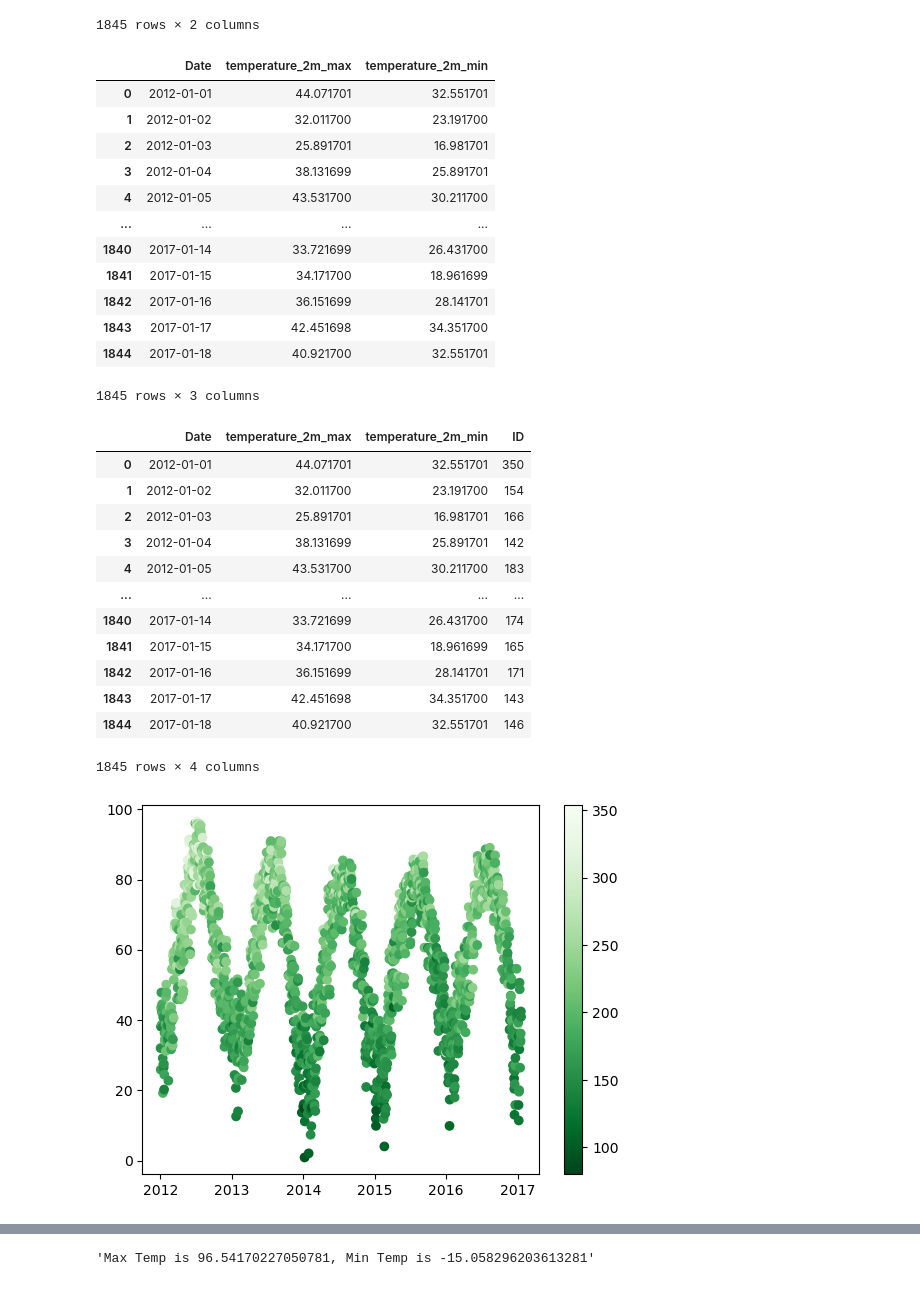
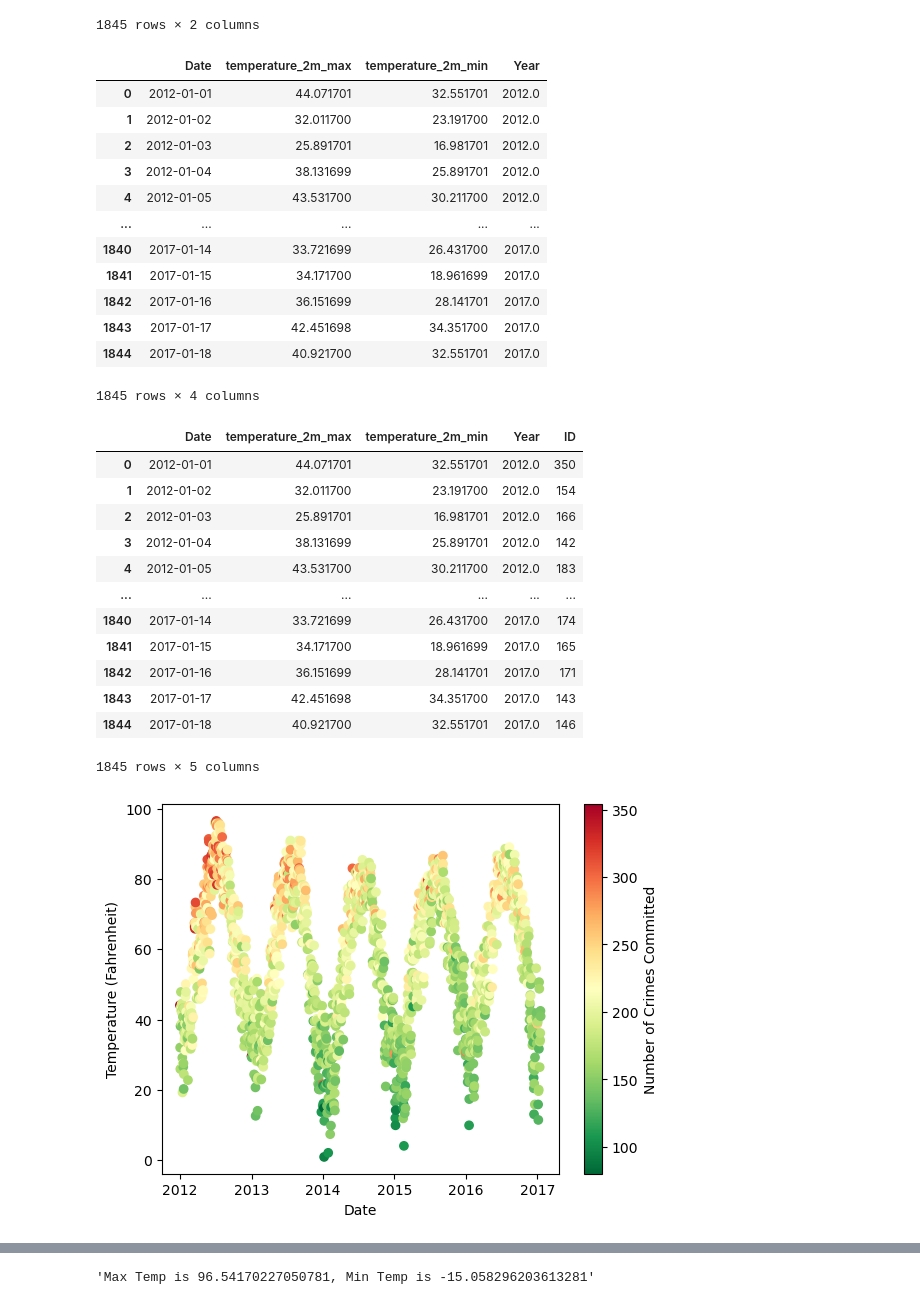
Before and after one commit to KevSantino28/project_1, a Jupyter notebook: data_clean_up.ipynb, the cells around one changed output, grey strips where cells are left out. Saved outputs shown, nothing was run; the diff lists cells and outputs as text; code cells hidden in the pictures.

```diff
--- a/data_clean_up.ipynb
+++ b/data_clean_up.ipynb
@@ -380,44 +375,47 @@ assault_table
 1845 rows × 2 columns
 # %%
 #Temperature Table by date
-temp_data = merged_df[['Date','temperature_2m_max','temperature_2m_min']]
+temp_data = merged_df[['Date','temperature_2m_max','temperature_2m_min','Year']]
 temperature_table = temp_data.groupby(['Date']).mean().reset_index()
 temperature_table
 # %% [output]
-|  | Date | temperature_2m_max | temperature_2m_min |
-| 0 | 2012-01-01 | 44.071701 | 32.551701 |
-| 1 | 2012-01-02 | 32.011700 | 23.191700 |
-| 2 | 2012-01-03 | 25.891701 | 16.981701 |
-| 3 | 2012-01-04 | 38.131699 | 25.891701 |
-| 4 | 2012-01-05 | 43.531700 | 30.211700 |
-| ... | ... | ... | ... |
-| 1840 | 2017-01-14 | 33.721699 | 26.431700 |
-| 1841 | 2017-01-15 | 34.171700 | 18.961699 |
-| 1842 | 2017-01-16 | 36.151699 | 28.141701 |
-| 1843 | 2017-01-17 | 42.451698 | 34.351700 |
-| 1844 | 2017-01-18 | 40.921700 | 32.551701 |
+|  | Date | temperature_2m_max | temperature_2m_min | Year |
+| 0 | 2012-01-01 | 44.071701 | 32.551701 | 2012.0 |
+| 1 | 2012-01-02 | 32.011700 | 23.191700 | 2012.0 |
+| 2 | 2012-01-03 | 25.891701 | 16.981701 | 2012.0 |
+| 3 | 2012-01-04 | 38.131699 | 25.891701 | 2012.0 |
+| 4 | 2012-01-05 | 43.531700 | 30.211700 | 2012.0 |
+| ... | ... | ... | ... | ... |
+| 1840 | 2017-01-14 | 33.721699 | 26.431700 | 2017.0 |
+| 1841 | 2017-01-15 | 34.171700 | 18.961699 | 2017.0 |
+| 1842 | 2017-01-16 | 36.151699 | 28.141701 | 2017.0 |
+| 1843 | 2017-01-17 | 42.451698 | 34.351700 | 2017.0 |
+| 1844 | 2017-01-18 | 40.921700 | 32.551701 | 2017.0 |
-1845 rows × 3 columns
+1845 rows × 4 columns
 # %%
 graph_data = pd.merge(temperature_table, assault_table, on='Date')
 graph_data
 # %% [output]
-|  | Date | temperature_2m_max | temperature_2m_min | ID |
-| 0 | 2012-01-01 | 44.071701 | 32.551701 | 350 |
-| 1 | 2012-01-02 | 32.011700 | 23.191700 | 154 |
-| 2 | 2012-01-03 | 25.891701 | 16.981701 | 166 |
-| 3 | 2012-01-04 | 38.131699 | 25.891701 | 142 |
-| 4 | 2012-01-05 | 43.531700 | 30.211700 | 183 |
-| ... | ... | ... | ... | ... |
-| 1840 | 2017-01-14 | 33.721699 | 26.431700 | 174 |
-| 1841 | 2017-01-15 | 34.171700 | 18.961699 | 165 |
-| 1842 | 2017-01-16 | 36.151699 | 28.141701 | 171 |
-| 1843 | 2017-01-17 | 42.451698 | 34.351700 | 143 |
-| 1844 | 2017-01-18 | 40.921700 | 32.551701 | 146 |
+|  | Date | temperature_2m_max | temperature_2m_min | Year | ID |
+| 0 | 2012-01-01 | 44.071701 | 32.551701 | 2012.0 | 350 |
+| 1 | 2012-01-02 | 32.011700 | 23.191700 | 2012.0 | 154 |
+| 2 | 2012-01-03 | 25.891701 | 16.981701 | 2012.0 | 166 |
+| 3 | 2012-01-04 | 38.131699 | 25.891701 | 2012.0 | 142 |
+| 4 | 2012-01-05 | 43.531700 | 30.211700 | 2012.0 | 183 |
+| ... | ... | ... | ... | ... | ... |
+| 1840 | 2017-01-14 | 33.721699 | 26.431700 | 2017.0 | 174 |
+| 1841 | 2017-01-15 | 34.171700 | 18.961699 | 2017.0 | 165 |
+| 1842 | 2017-01-16 | 36.151699 | 28.141701 | 2017.0 | 171 |
+| 1843 | 2017-01-17 | 42.451698 | 34.351700 | 2017.0 | 143 |
+| 1844 | 2017-01-18 | 40.921700 | 32.551701 | 2017.0 | 146 |
-1845 rows × 4 columns
+1845 rows × 5 columns
 # %%
-#crime_type_test = data_for_year["Primary Type"].value_counts()
-plt.scatter(graph_data['Date'],graph_data['temperature_2m_max'], c=graph_data['ID'], cmap='Greens_r')
+#crime_type_test = data_f["Primary Type"].value_counts()
+plt.scatter(graph_data['Date'], graph_data['temperature_2m_max'], c=graph_data["ID"], cmap='RdYlGn_r')
 clb = plt.colorbar()
+clb.set_label("Number of Crimes Committed")
+plt.xlabel("Date")
+plt.ylabel("Temperature (Fahrenheit)")
 plt.show()
 # %% [output]
-[figure, old version]
+[figure, new version]
```
Also changed, not shown: parts of 13 cells of this notebook, 1 other file.
